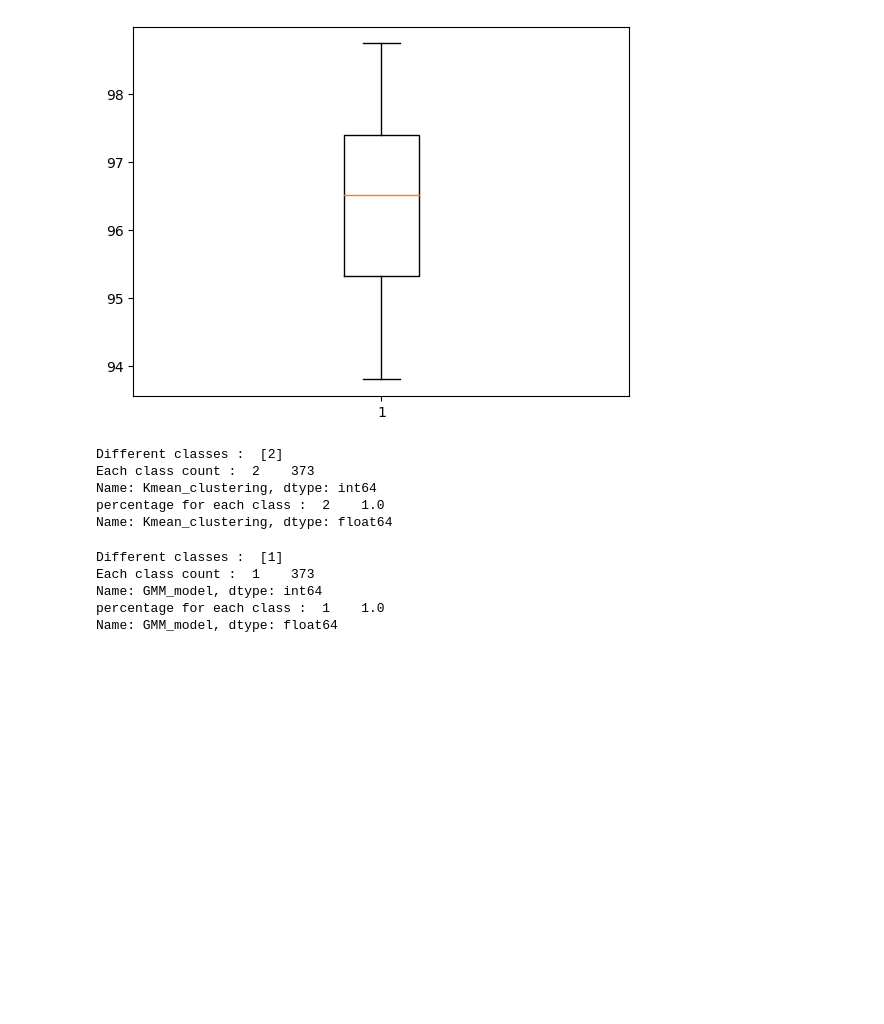
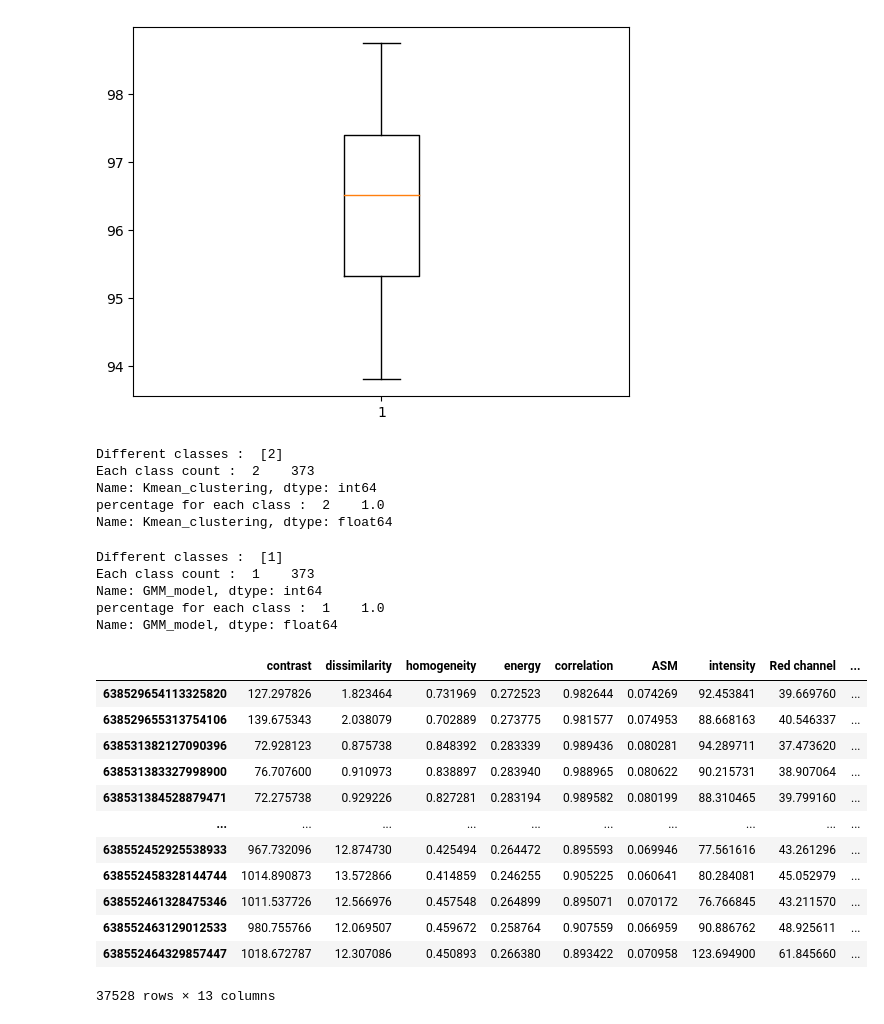
Before and after one commit to PrachayaKMITL/NARIT_internship_2024, a Jupyter notebook: Test_kernel/test.ipynb, the cells around one changed output. Drawn from its saved outputs; the diff is of its cells as text; code cells hidden in the pictures; blank space fills up the shorter version.

```diff
--- a/Test_kernel/test.ipynb
+++ b/Test_kernel/test.ipynb
@@ -156,2 +158,18 @@ df = pd.concat([df1,df2,df3,df4,df5])
+# %%
+df
+# %% [output]
+|  | contrast | dissimilarity | homogeneity | energy | correlation | ASM | intensity | Red channel | ... |
+| 638529654113325820 | 127.297826 | 1.823464 | 0.731969 | 0.272523 | 0.982644 | 0.074269 | 92.453841 | 39.669760 | ... |
+| 638529655313754106 | 139.675343 | 2.038079 | 0.702889 | 0.273775 | 0.981577 | 0.074953 | 88.668163 | 40.546337 | ... |
+| 638531382127090396 | 72.928123 | 0.875738 | 0.848392 | 0.283339 | 0.989436 | 0.080281 | 94.289711 | 37.473620 | ... |
+| 638531383327998900 | 76.707600 | 0.910973 | 0.838897 | 0.283940 | 0.988965 | 0.080622 | 90.215731 | 38.907064 | ... |
+| 638531384528879471 | 72.275738 | 0.929226 | 0.827281 | 0.283194 | 0.989582 | 0.080199 | 88.310465 | 39.799160 | ... |
+| ... | ... | ... | ... | ... | ... | ... | ... | ... | ... |
+| 638552452925538933 | 967.732096 | 12.874730 | 0.425494 | 0.264472 | 0.895593 | 0.069946 | 77.561616 | 43.261296 | ... |
+| 638552458328144744 | 1014.890873 | 13.572866 | 0.414859 | 0.246255 | 0.905225 | 0.060641 | 80.284081 | 45.052979 | ... |
+| 638552461328475346 | 1011.537726 | 12.566976 | 0.457548 | 0.264899 | 0.895071 | 0.070172 | 76.766845 | 43.211570 | ... |
+| 638552463129012533 | 980.755766 | 12.069507 | 0.459672 | 0.258764 | 0.907559 | 0.066959 | 90.886762 | 48.925611 | ... |
+| 638552464329857447 | 1018.672787 | 12.307086 | 0.450893 | 0.266380 | 0.893422 | 0.070958 | 123.694900 | 61.845660 | ... |
+37528 rows × 13 columns
 # %%
 from sklearn.model_selection import train_test_split
```
Also changed, not shown: parts of 13 cells of this notebook, 5 other files.
